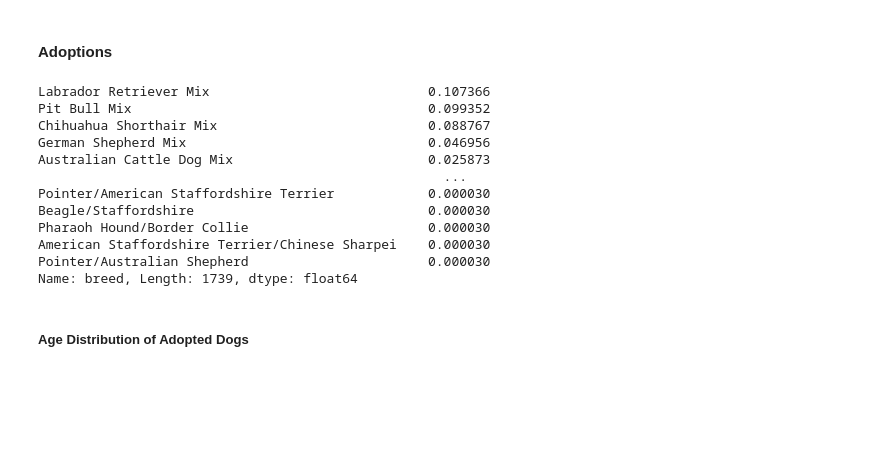
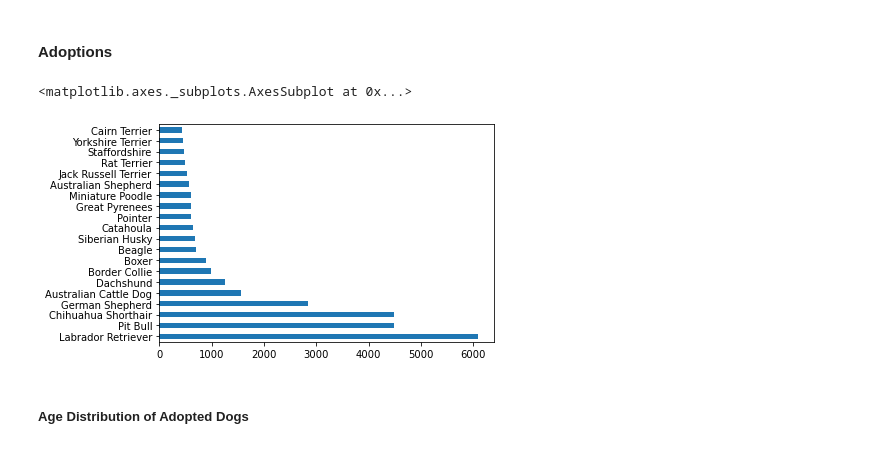
Before and after one commit to lordfrahnk/austin_shelter, a Jupyter notebook: notebooks/6 - Dogs Outcomes.ipynb, the cells around one changed output. Cells and saved outputs as stored; diff of their text form; code cells hidden in the pictures; blank space fills up the shorter version.

```diff
--- a/notebooks/6 - Dogs Outcomes.ipynb
+++ b/notebooks/6 - Dogs Outcomes.ipynb
@@ -58,21 +69,13 @@ Name: spay_neuter, dtype: float64
 63% of dogs are intact when they are brought into the shelter. This confirms that the shelter is actively spaying/neutering the animals
 # %% [markdown]
 #### Adoptions
-# %%
-dogs_outcomes[dogs_outcomes['outcome_type'] == 'Adoption']['breed'].value_counts(normalize=True)
-# %% [output]
-Labrador Retriever Mix                            0.107366
-Pit Bull Mix                                      0.099352
-Chihuahua Shorthair Mix                           0.088767
-German Shepherd Mix                               0.046956
-Australian Cattle Dog Mix                         0.025873
-                                                    ...
-Pointer/American Staffordshire Terrier            0.000030
-Beagle/Staffordshire                              0.000030
-Pharaoh Hound/Border Collie                       0.000030
-American Staffordshire Terrier/Chinese Sharpei    0.000030
-Pointer/Australian Shepherd                       0.000030
-Name: breed, Length: 1739, dtype: float64
+# %%
+adopted = dogs_outcomes[dogs_outcomes['outcome_type'] == 'Adoption'][['breed_1', 'breed_2']]
+
+pd.concat([adopted['breed_1'], adopted['breed_2']]).value_counts().head(20).plot(kind='barh')
+# %% [output]
+<matplotlib.axes._subplots.AxesSubplot at 0x...>
+[figure, added]
 # %% [markdown]
 ##### Age Distribution of Adopted Dogs
 # %%
```
Also changed, not shown: parts of 19 cells of this notebook.
